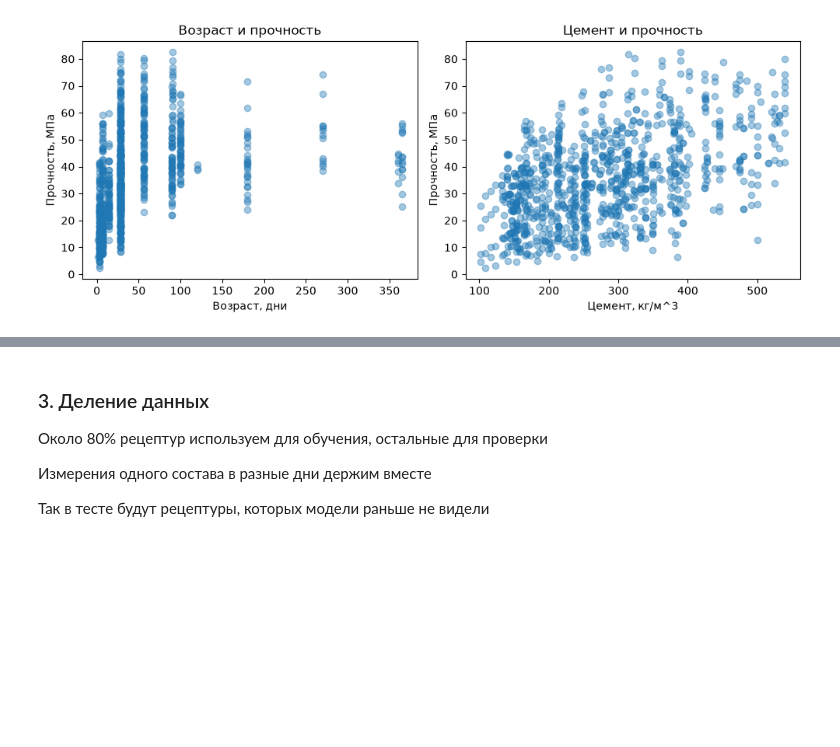
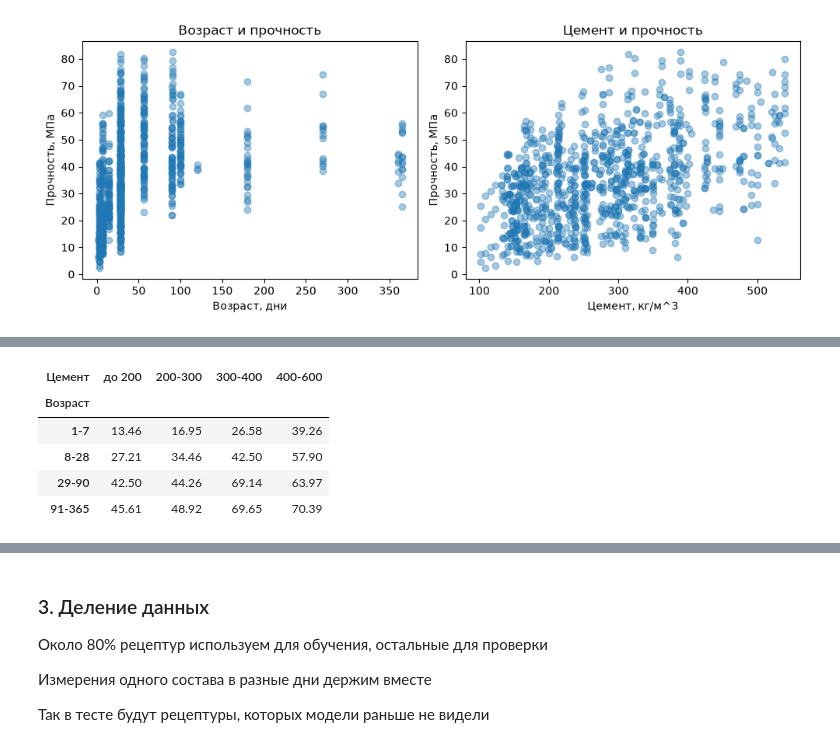
Before and after one commit to PolinaOvechka/Languages_for_AI_Yaroslavtseva_Polina, a Jupyter notebook: Course/concrete_strength_variant19.ipynb, the cells around one changed output, grey strips where cells are left out. Saved outputs shown, nothing was run; the diff lists cells and outputs as text; code cells hidden in the pictures; blank space fills up the shorter version.

```diff
--- a/Course/concrete_strength_variant19.ipynb
+++ b/Course/concrete_strength_variant19.ipynb
@@ -106,0 +219,19 @@ plt.show()
+# %%
+# Оставляем только смеси с водой от 160 до 190 кг/м^3
+water_slice = cube[cube["Вода"] == "160-190"]
+
+# Строим сводную таблицу
+olap_table = water_slice.pivot(
+    index="Возраст",
+    columns="Цемент",
+    values="Средняя_прочность"
+)
+
+display(olap_table.round(2))
+# %% [output]
+| Цемент | до 200 | 200-300 | 300-400 | 400-600 |
+| Возраст |  |  |  |  |
+| 1-7 | 13.46 | 16.95 | 26.58 | 39.26 |
+| 8-28 | 27.21 | 34.46 | 42.50 | 57.90 |
+| 29-90 | 42.50 | 44.26 | 69.14 | 63.97 |
+| 91-365 | 45.61 | 48.92 | 69.65 | 70.39 |
```
Also changed, not shown: parts of 10 cells of this notebook.
